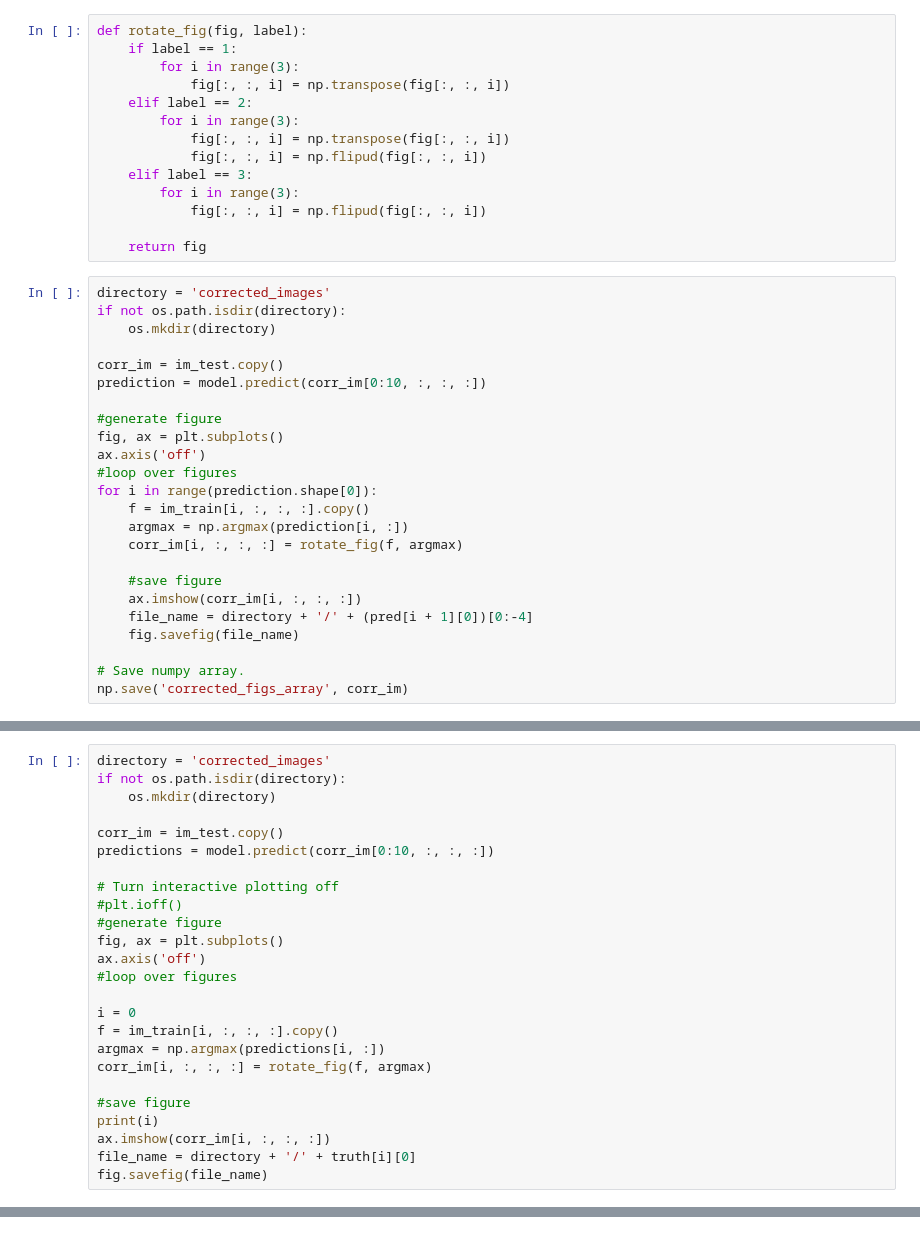
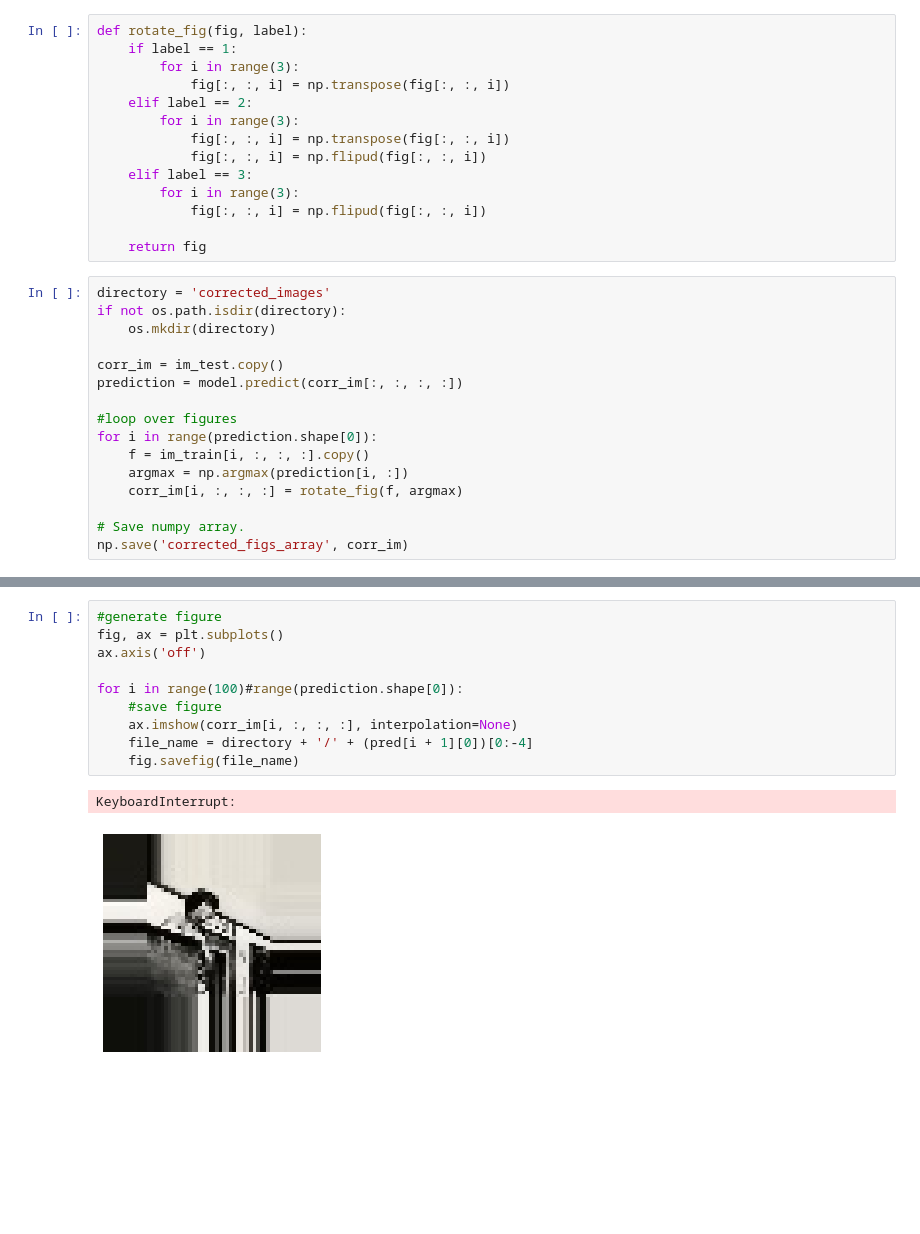
Before and after one commit to thalesfr/Test_DS, a Jupyter notebook: test_DS2.ipynb, the cells around one changed output, grey strips where cells are left out. Cells and saved outputs as stored; diff of their text form; blank space fills up the shorter version.

```diff
--- a/test_DS2.ipynb
+++ b/test_DS2.ipynb
@@ -191,21 +227,13 @@ if not os.path.isdir(directory):
     os.mkdir(directory)
 
 corr_im = im_test.copy()
-prediction = model.predict(corr_im[0:10, :, :, :])
+prediction = model.predict(corr_im[:, :, :, :])
 
-#generate figure
-fig, ax = plt.subplots()
-ax.axis('off')
 #loop over figures
 for i in range(prediction.shape[0]):
     f = im_train[i, :, :, :].copy()
     argmax = np.argmax(prediction[i, :])
     corr_im[i, :, :, :] = rotate_fig(f, argmax)
 
-    #save figure
-    ax.imshow(corr_im[i, :, :, :])
-    file_name = directory + '/' + (pred[i + 1][0])[0:-4]
-    fig.savefig(file_name)
-
 # Save numpy array.
 np.save('corrected_figs_array', corr_im)
@@ -214,25 +239,0 @@ np.save('corrected_figs_array', corr_im)
-# %%
-directory = 'corrected_images'
-if not os.path.isdir(directory):
-    os.mkdir(directory)
-
-corr_im = im_test.copy()
-predictions = model.predict(corr_im[0:10, :, :, :])
-
-# Turn interactive plotting off
-#plt.ioff()
-#generate figure
-fig, ax = plt.subplots()
-ax.axis('off')
-#loop over figures
-
-i = 0
-f = im_train[i, :, :, :].copy()
-argmax = np.argmax(predictions[i, :])
-corr_im[i, :, :, :] = rotate_fig(f, argmax)
-
-#save figure
-print(i)
-ax.imshow(corr_im[i, :, :, :])
-file_name = directory + '/' + truth[i][0]
-fig.savefig(file_name)
@@ -241,0 +240,13 @@ fig.savefig(file_name)
+# %%
+#generate figure
+fig, ax = plt.subplots()
+ax.axis('off')
+
+for i in range(100)#range(prediction.shape[0]):
+    #save figure
+    ax.imshow(corr_im[i, :, :, :], interpolation=None)
+    file_name = directory + '/' + (pred[i + 1][0])[0:-4]
+    fig.savefig(file_name)
+# %% [output]
+KeyboardInterrupt:
+[figure, added]
```
Also changed, not shown: parts of 5 cells of this notebook.
